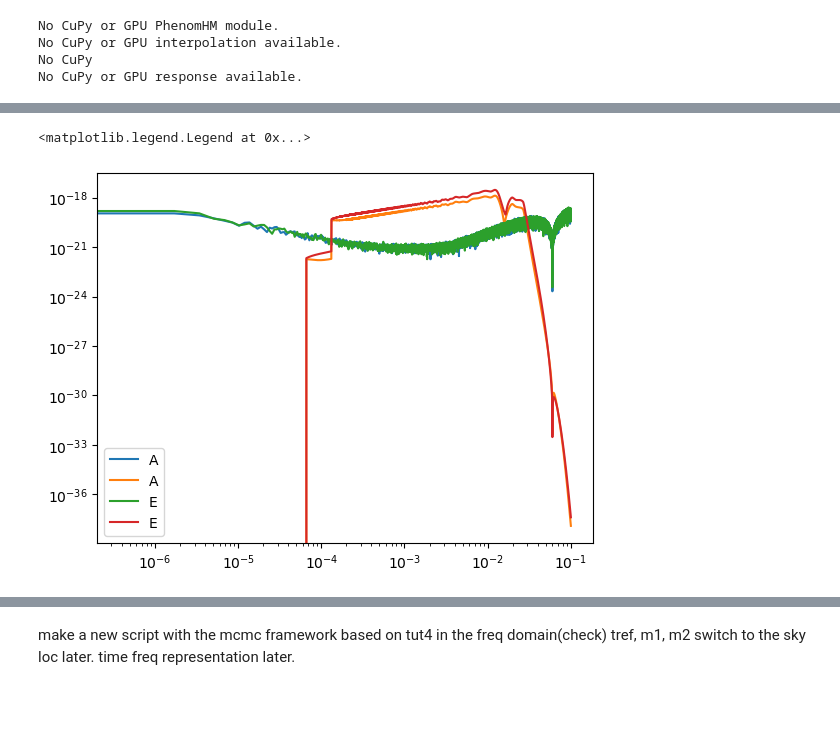
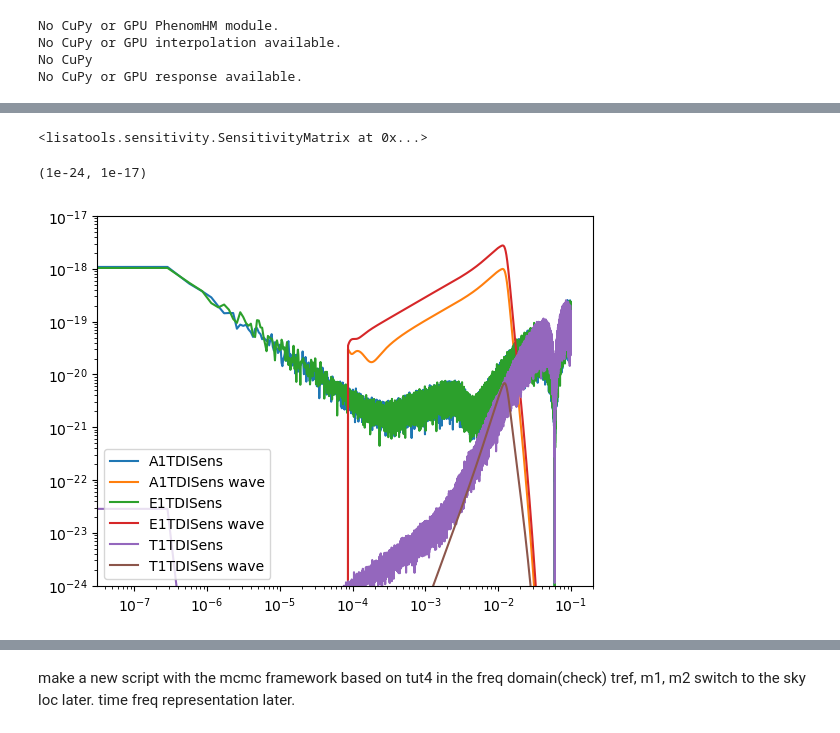
Before and after one commit to manishprasad0/LISA_Master_Thesis, a Jupyter notebook: lisa_data.ipynb, the cells around one changed output, grey strips where cells are left out. Cells and saved outputs as stored; diff of their text form; code cells hidden in the pictures; blank space fills up the shorter version.

```diff
--- a/lisa_data.ipynb
+++ b/lisa_data.ipynb
@@ -18,7 +23,7 @@ No CuPy
 No CuPy or GPU response available.
 # %%
 # Tobs is the obvesrvation time in seconds. YRSID_SI is a siderial year = 31558149.763545603 seconds
-Tobs = YRSID_SI / 12.  # 1 month
+Tobs = YRSID_SI / 2.
 
 # This is the sampling interval, i.e., the time between two samples. The sampling rate is 1/dt
 dt = 5.  # sec
@@ -39,11 +44,13 @@ freq[0] = freq[1]
 
 # stochastic_params in sens_kwargs takes the time to add galactic foreground noise. It makes sense to put it as Tobs, which is the duration of observation.
 # This is why N was calculated using Tobs and not written explicitly.
-sens_kwargs = dict(
-        stochastic_params=(Tobs,)
-    )
+sens_kwargs = dict(stochastic_params=(Tobs,))
+
+# Put the LISA sensitivity model in a list. See lisatools.sensitivity.get_stock_sensitivity_options for the list of available models.
+# Does not work for FlatPSDFunction and it's slightly higher than the model for LISASens and CornishLISASens at low frequencies.
+plot_labels = ['A1TDISens', 'E1TDISens', 'T1TDISens']
 
 # SensitivityMatrix class gives a model of the LISA instrumental noises, given a frequency array, for every TDI channel in sens_model_array
-sens_mat = SensitivityMatrix(freq, [A1TDISens, E1TDISens])#, **sens_kwargs)
+sens_mat = SensitivityMatrix(freq, [globals()[label] for label in plot_labels], **sens_kwargs)
 
-noises = noise_generation.generate_noise(N, dt, sens_mat, seed = 42, verification_plot=True, time_domain_plot=True, plot_lables=['A1TDISens', 'E1TDISens'])
+noises = noise_generation.generate_noise(N, dt, sens_mat, seed = 42, verification_plot=False, time_domain_plot=False, plot_lables=plot_labels)
@@ -74,11 +57,15 @@ pxxout = np.array(pxxout)
+# %%
+sens_mat
+# %% [output]
+<lisatools.sensitivity.SensitivityMatrix at 0x...>
 # %%
-wave_gen = BBHWaveformFD(amp_phase_kwargs=dict(run_phenomd=False))
+wave_gen = BBHWaveformFD(amp_phase_kwargs=dict(run_phenomd=False), use_gpu=False)
 
 m1 = 1e6
 m2 = 7e5
 # a1 and a2 are the dimensionless spins of the two black holes assumed to be aligned with the orbital angular momentum.
-a1 = 0.5
-a2 = 0.7
+chi1z = 0.5
+chi2z = 0.7
 dist = 200 * 1e9 * PC_SI
 phi_ref = 0.0
 f_ref = 0.0
@@ -86,21 +73,22 @@ inc = np.pi/3.
 beta = np.pi/4.  # ecliptic latitude
 lam = np.pi/5.  # ecliptic longitude
 psi = np.pi/6.  # polarization angle
-t_ref = Tobs - 60*60*24  # t_ref  (in the SSB reference frame) = merger time.
+t_ref = Tobs/2# - 60*60*24  # t_ref  (in the SSB reference frame) = merger time.
 
-modes = [(2,2), (2,1), (3,3), (3,2), (4,4), (4,3)]
+modes = [(2,2)]#, (2,1), (3,3), (3,2), (4,4), (4,3)]
 
-wave = wave_gen(m1, m2, a1, a2,
-                dist, phi_ref, f_ref, inc, lam,
-                beta, psi, t_ref,
-                freqs=freq, modes=modes,
-                direct=False, fill=True, squeeze=True, length=1024)[0][:2]
+wave_freq_domain = wave_gen(m1, m2, chi1z, chi2z,
+                            dist, phi_ref, f_ref, inc, lam,
+                            beta, psi, t_ref,
+                            freqs=freq, modes=modes,
+                            direct=False, fill=True, squeeze=True, length=1024)[0]
 # %%
-for i, let in enumerate(["A", "E"]):
+fout, pxxout = noise_generation.noise_time_to_freq_domain(noises, dt)
+for i, let in enumerate(plot_labels):
     plt.loglog(fout[i], np.sqrt(pxxout[i]), label=let)
-    plt.loglog(freq, np.abs(wave[i]), label=let)
-
+    plt.loglog(freq, np.abs(wave_freq_domain[i]), label=let+' wave')
 plt.legend()
+plt.ylim(1e-24, 1e-17)
 # %% [output]
-<matplotlib.legend.Legend at 0x...>
+(1e-24, 1e-17)
-[figure, old version]
+[figure, new version]
```
Also changed, not shown: parts of 12 cells of this notebook, 3 other files.
